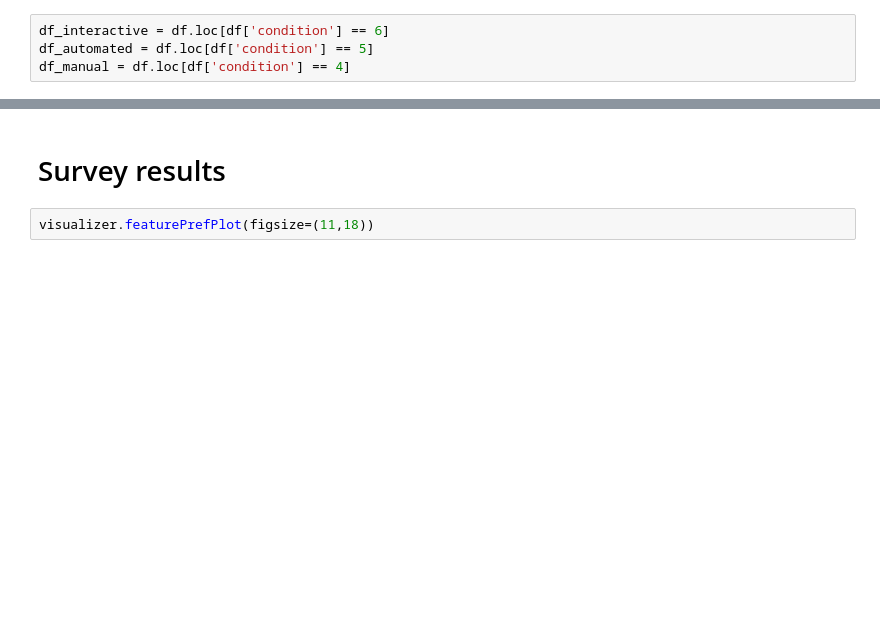
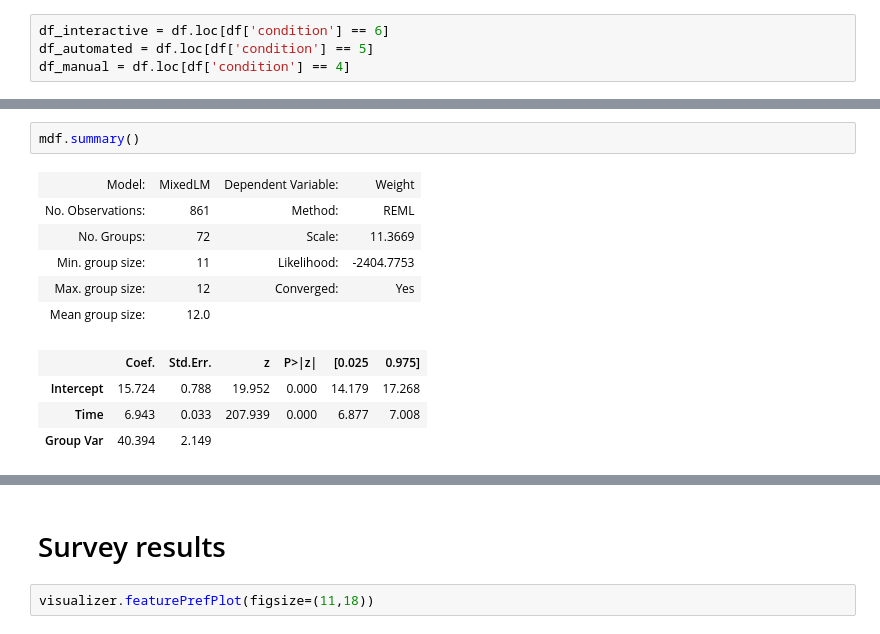
Before and after one commit to hsbang09/iFEED_experiment_result_analysis_2019, a Jupyter notebook: analysis.ipynb, the cells around one changed output, grey strips where cells are left out. Drawn from its saved outputs; the diff is of its cells as text; blank space fills up the shorter version.

```diff
--- a/analysis.ipynb
+++ b/analysis.ipynb
@@ -450,0 +399,13 @@ F_onewayResult(statistic=5.83819628647215, pvalue=0.06510700553422599)
+# %%
+mdf.summary()
+# %% [output]
+| Model: | MixedLM | Dependent Variable: | Weight |
+| No. Observations: | 861 | Method: | REML |
+| No. Groups: | 72 | Scale: | 11.3669 |
+| Min. group size: | 11 | Likelihood: | -2404.7753 |
+| Max. group size: | 12 | Converged: | Yes |
+| Mean group size: | 12.0 |  |  |
+|  | Coef. | Std.Err. | z | P>|z| | [0.025 | 0.975] |
+| Intercept | 15.724 | 0.788 | 19.952 | 0.000 | 14.179 | 17.268 |
+| Time | 6.943 | 0.033 | 207.939 | 0.000 | 6.877 | 7.008 |
+| Group Var | 40.394 | 2.149 |  |  |  |  |
```
Also changed, not shown: parts of 55 cells of this notebook.
